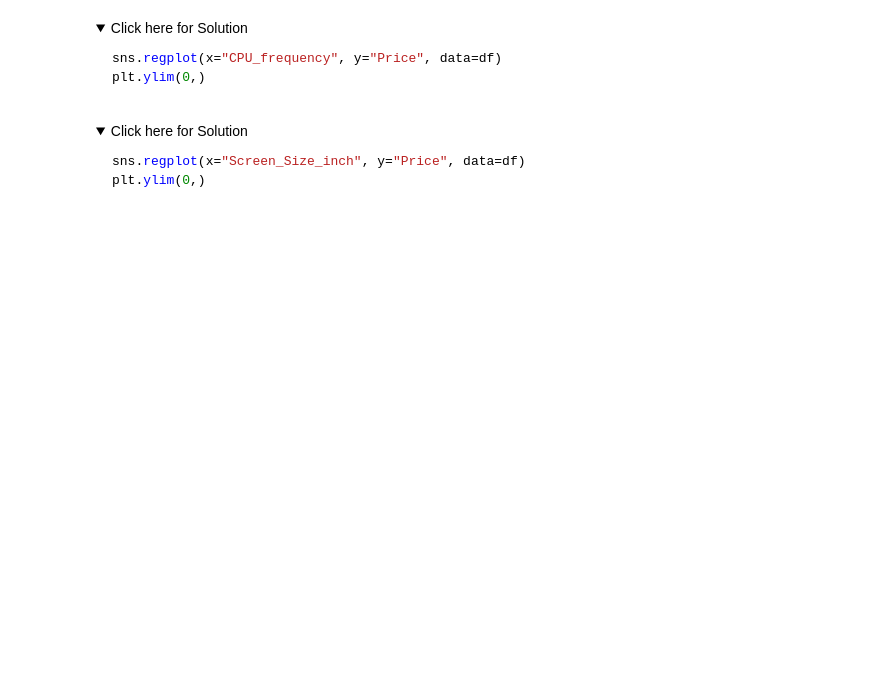
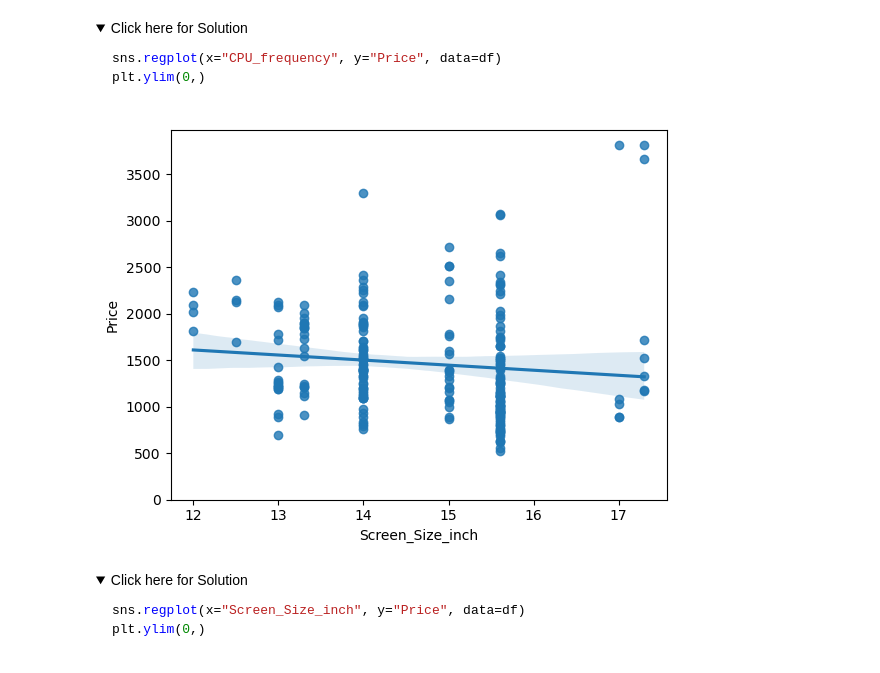
Before and after one commit to Developer-Ahmed-Ayman-khedr/IBM-Exercises, a Jupyter notebook: Course_code/Course7/Module3/Exploratory_data_analysis.jupyterlite/Exploratory_data_analysis.jupyterlite.ipynb, the cells around one changed output. Drawn from its saved outputs; the diff is of its cells as text; code cells hidden in the pictures; folded sections open; blank space fills up the shorter version.

```diff
--- a/Course_code/Course7/Module3/Exploratory_data_analysis.jupyterlite/Exploratory_data_analysis.jupyterlite.ipynb
+++ b/Course_code/Course7/Module3/Exploratory_data_analysis.jupyterlite/Exploratory_data_analysis.jupyterlite.ipynb
@@ -103,6 +120,11 @@ plt.ylim(0,)
 # %%
 # Write your code below and press Shift+Enter to execute
 # Screen_Size_inch plot
+sns.regplot(x="Screen_Size_inch", y="Price", data=df)
+plt.ylim(0,)
+plt.show()
+# %% [output]
+[figure, added]
 # %% [markdown]
 <details>
     <summary>Click here for Solution</summary>
```
Also changed, not shown: parts of 22 cells of this notebook, 32 other files.
